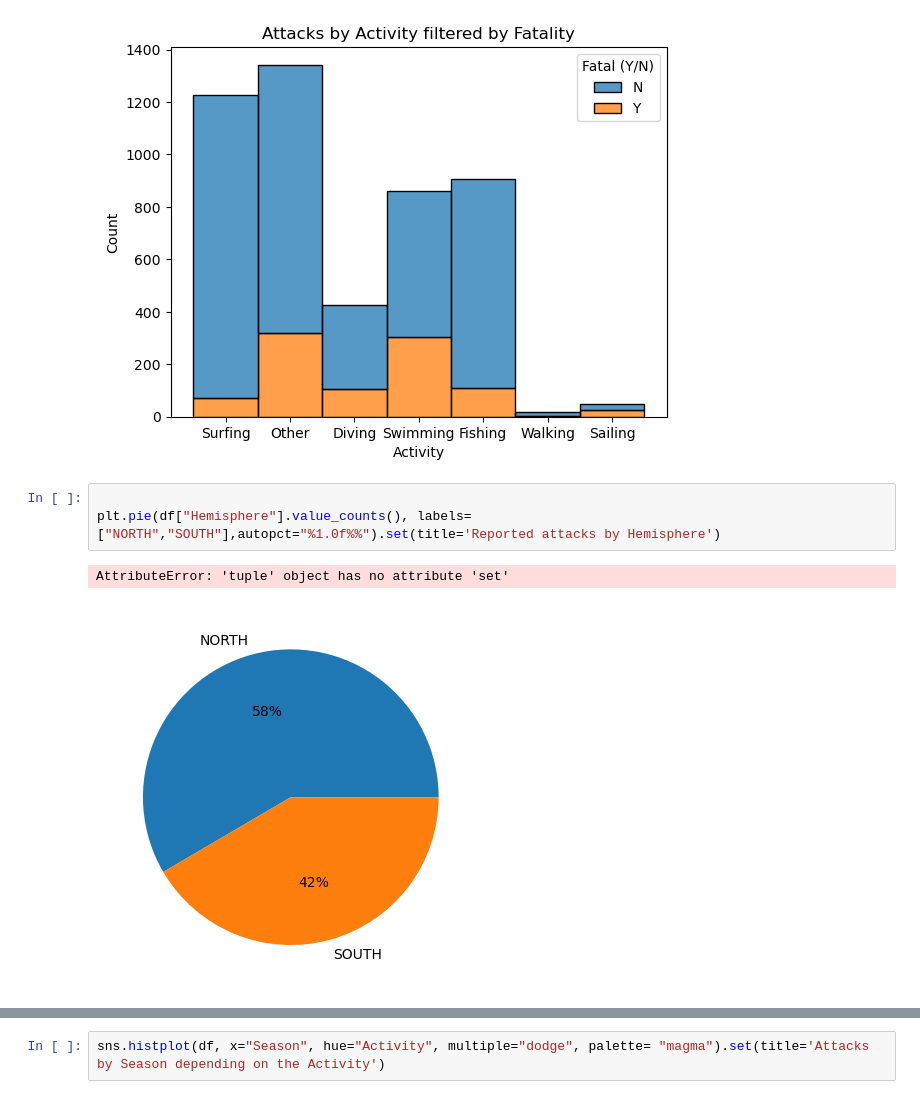
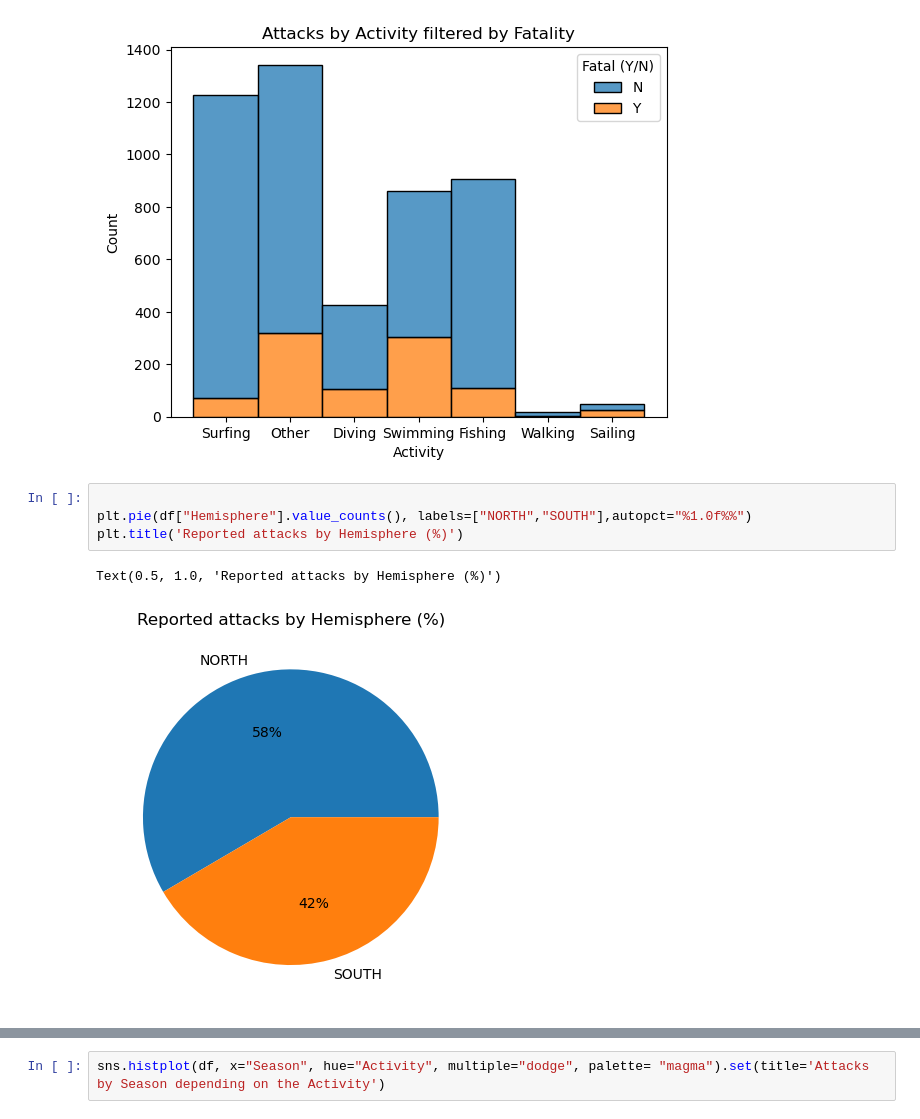
Before and after one commit to bernatbellmunt/ironh_project1, a Jupyter notebook: clean.ipynb, the cells around one changed output, grey strips where cells are left out. Cells and saved outputs as stored; diff of their text form.

```diff
--- a/clean.ipynb
+++ b/clean.ipynb
@@ -389,9 +390,10 @@ sns.histplot(df, x="Activity", hue="Fatal (Y/N)",multiple="stack", bins= 10).set
 [figure]
 # %%
 
-plt.pie(df["Hemisphere"].value_counts(), labels=["NORTH","SOUTH"],autopct="%1.0f%%").set(title='Reported attacks by Hemisphere')
+plt.pie(df["Hemisphere"].value_counts(), labels=["NORTH","SOUTH"],autopct="%1.0f%%")
+plt.title('Reported attacks by Hemisphere (%)')
 # %% [output]
-AttributeError: 'tuple' object has no attribute 'set'
+Text(0.5, 1.0, 'Reported attacks by Hemisphere (%)')
-[figure, old version]
+[figure, new version]
 # %%
 
```
Also changed, not shown: parts of 5 cells of this notebook.
